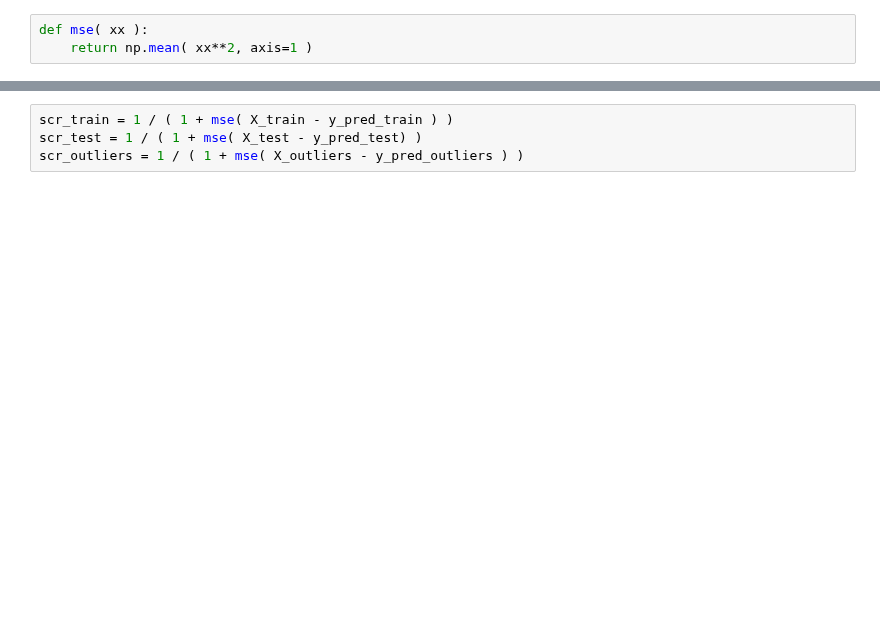
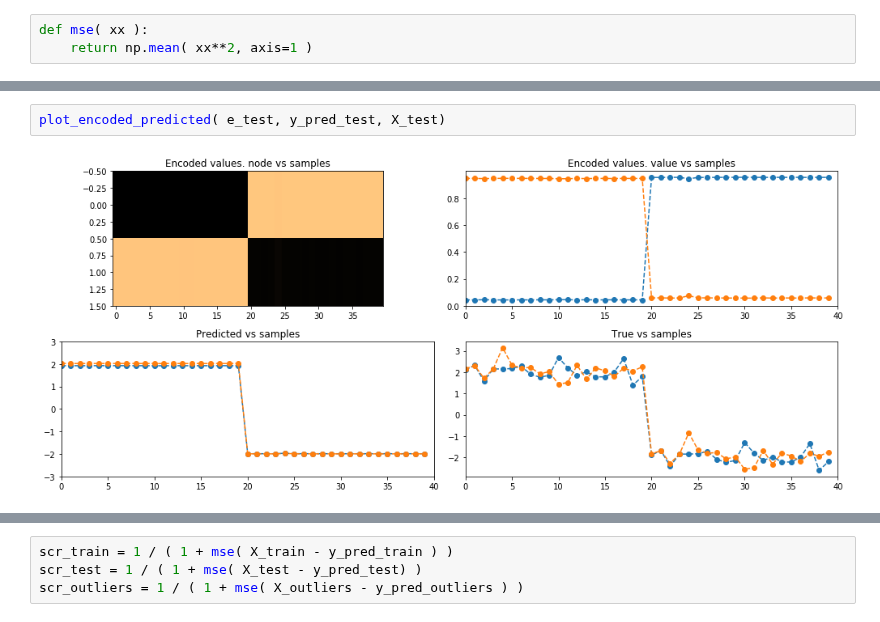
Before and after one commit to t2240013/hello-world, a Jupyter notebook: AudoEncoder_ijo.ipynb, the cells around one changed output, grey strips where cells are left out. Drawn from its saved outputs; the diff is of its cells as text; blank space fills up the shorter version.

```diff
--- a/AudoEncoder_ijo.ipynb
+++ b/AudoEncoder_ijo.ipynb
@@ -127,0 +176,4 @@ y_pred_outliers = autoencoder.predict( X_outliers )
+# %%
+plot_encoded_predicted( e_test, y_pred_test, X_test)
+# %% [output]
+[figure, added]
```
Also changed, not shown: parts of 20 cells of this notebook.
